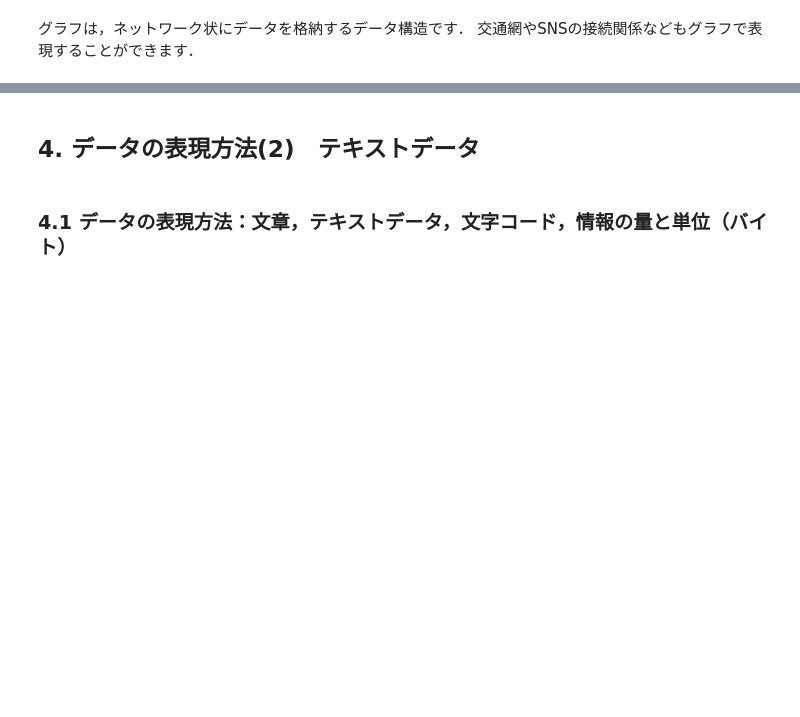
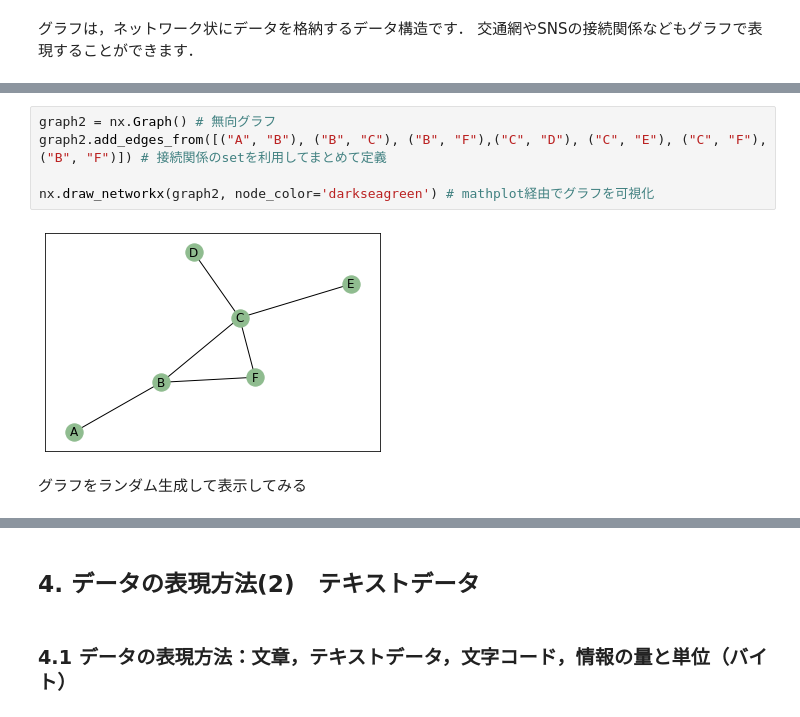
Before and after one commit to MDASH-shinshu/MDASH-T-DE, a Jupyter notebook: 2/2_data_expression_colab.ipynb, the cells around one changed output, grey strips where cells are left out. Saved outputs shown, nothing was run; the diff lists cells and outputs as text; blank space fills up the shorter version.

```diff
--- a/2/2_data_expression_colab.ipynb
+++ b/2/2_data_expression_colab.ipynb
@@ -416,0 +511,9 @@ array([-0.4033405 , -0.51650493,  1.44756993, ..., -0.5635043 ,
+# %%
+graph2 = nx.Graph() # 無向グラフ
+graph2.add_edges_from([("A", "B"), ("B", "C"), ("B", "F"),("C", "D"), ("C", "E"), ("C", "F"), ("B", "F")]) # 接続関係のsetを利用してまとめて定義
+
+nx.draw_networkx(graph2, node_color='darkseagreen') # mathplot経由でグラフを可視化
+# %% [output]
+[figure, added]
+# %% [markdown]
+グラフをランダム生成して表示してみる
```
Also changed, not shown: parts of 19 cells of this notebook.
